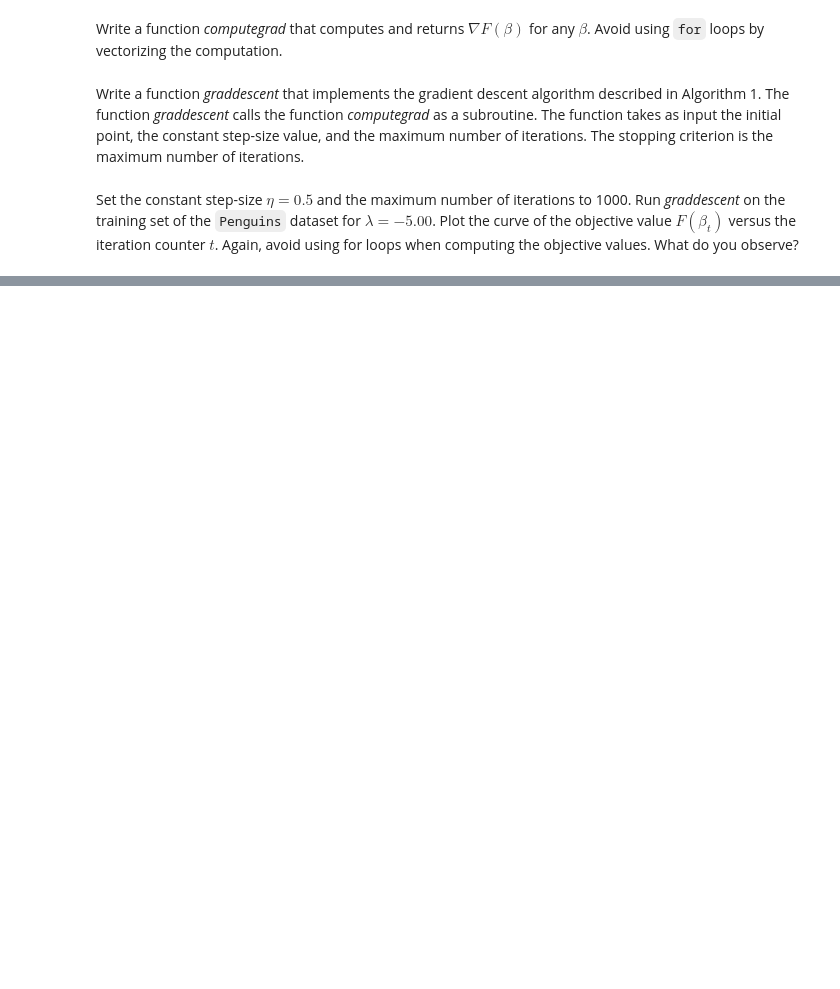
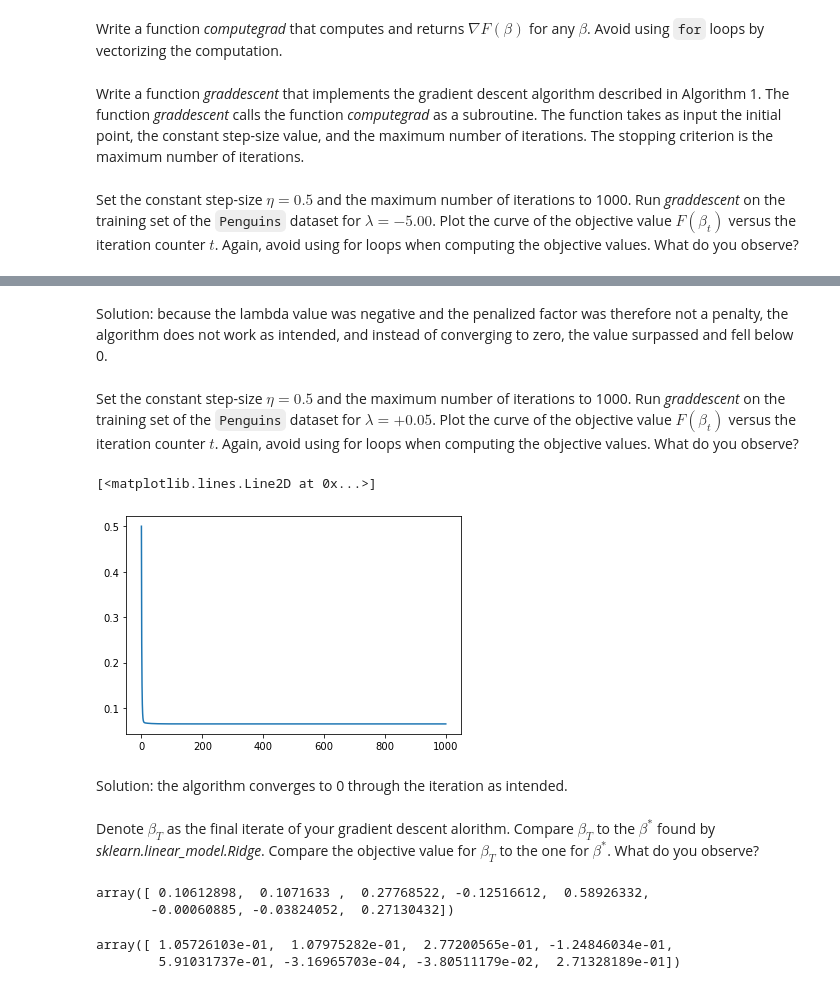
Before and after one commit to emi90/data558, a Jupyter notebook: Homework/hw2_EmilyYamauchi.ipynb, the cells around one changed output, grey strips where cells are left out. Saved outputs shown, nothing was run; the diff lists cells and outputs as text; code cells hidden in the pictures; blank space fills up the shorter version.

```diff
--- a/Homework/hw2_EmilyYamauchi.ipynb
+++ b/Homework/hw2_EmilyYamauchi.ipynb
@@ -135,0 +149,22 @@ ValueError: operands could not be broadcast together with shapes (249,8) (8,249)
+# %% [markdown]
+Solution: because the lambda value was negative and the penalized factor was therefore not a penalty, the algorithm does not work as intended, and instead of converging to zero, the value surpassed and fell below 0.
+# %% [markdown]
+Set the constant step-size $\eta=0.5$ and the maximum number of iterations to 1000. Run *graddescent* on the training set of the `Penguins` dataset for $\lambda=+0.05$. Plot the curve of the objective value $F(\beta_t)$ versus the iteration counter $t$. Again, avoid using for loops when computing the objective values. What do you observe?
+# %%
+eta = 0.5
+iternum = 1000
+lamb = 0.05
+beta_0 = np.zeros(Xs.shape[1])
+
+betas = graddescent(beta_0, eta, Xs, ys, lamb, iternum)
+
+obj_values = [obj_function(beta, lamb, Xs, ys) for beta in betas]
+# %%
+plt.plot(obj_values)
+# %% [output]
+[<matplotlib.lines.Line2D at 0x...>]
+[figure, added]
+# %% [markdown]
+Solution: the algorithm converges to 0 through the iteration as intended.
+# %% [markdown]
+Denote $\beta_T$ as the final iterate of your gradient descent alorithm. Compare $\beta_T$ to the $\beta^*$ found by *sklearn.linear_model.Ridge*. Compare the objective value for $\beta_T$ to the one for $\beta^*$. What do you observe?
@@ -135,0 +177,10 @@ ValueError: operands could not be broadcast together with shapes (249,8) (8,249)
+# %%
+beta_t
+# %% [output]
+array([ 0.10612898,  0.1071633 ,  0.27768522, -0.12516612,  0.58926332,
+       -0.00060885, -0.03824052,  0.27130432])
+# %%
+beta_ridge
+# %% [output]
+array([ 1.05726103e-01,  1.07975282e-01,  2.77200565e-01, -1.24846034e-01,
+        5.91031737e-01, -3.16965703e-04, -3.80511179e-02,  2.71328189e-01])
```
Also changed, not shown: parts of 59 cells of this notebook.
